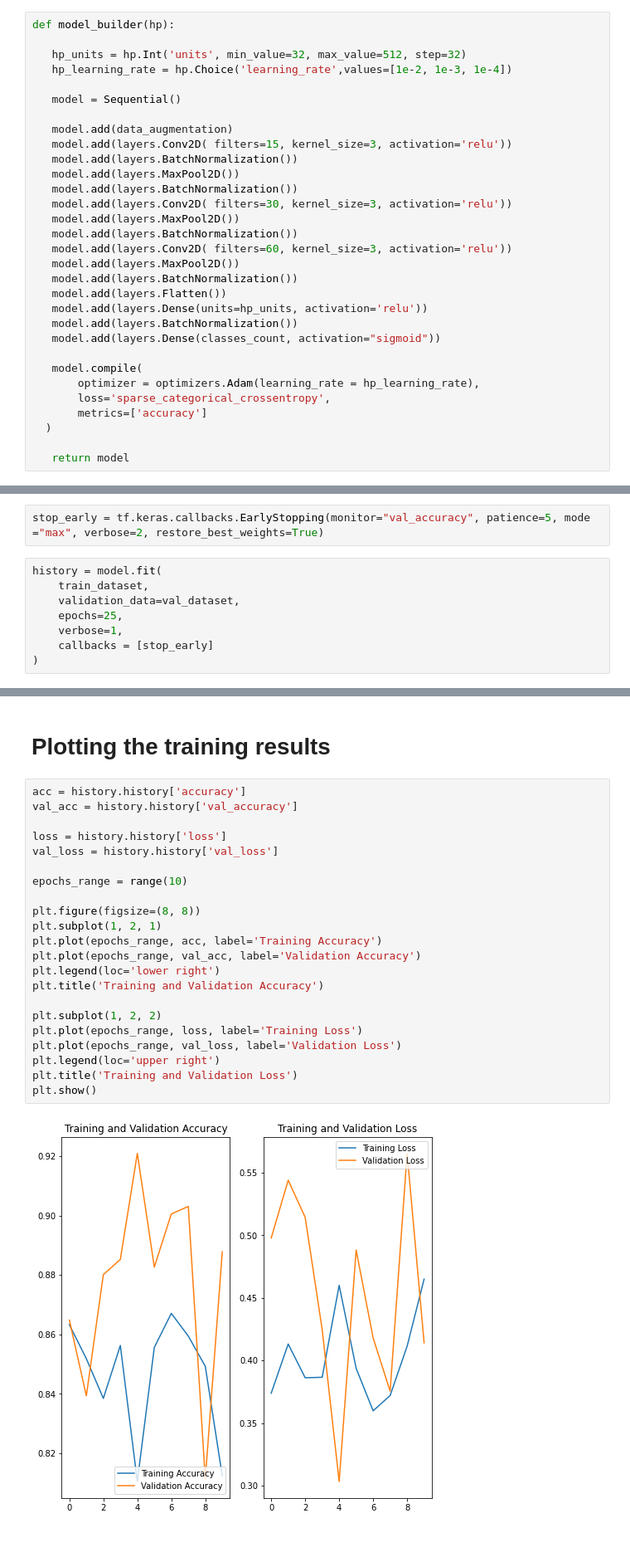
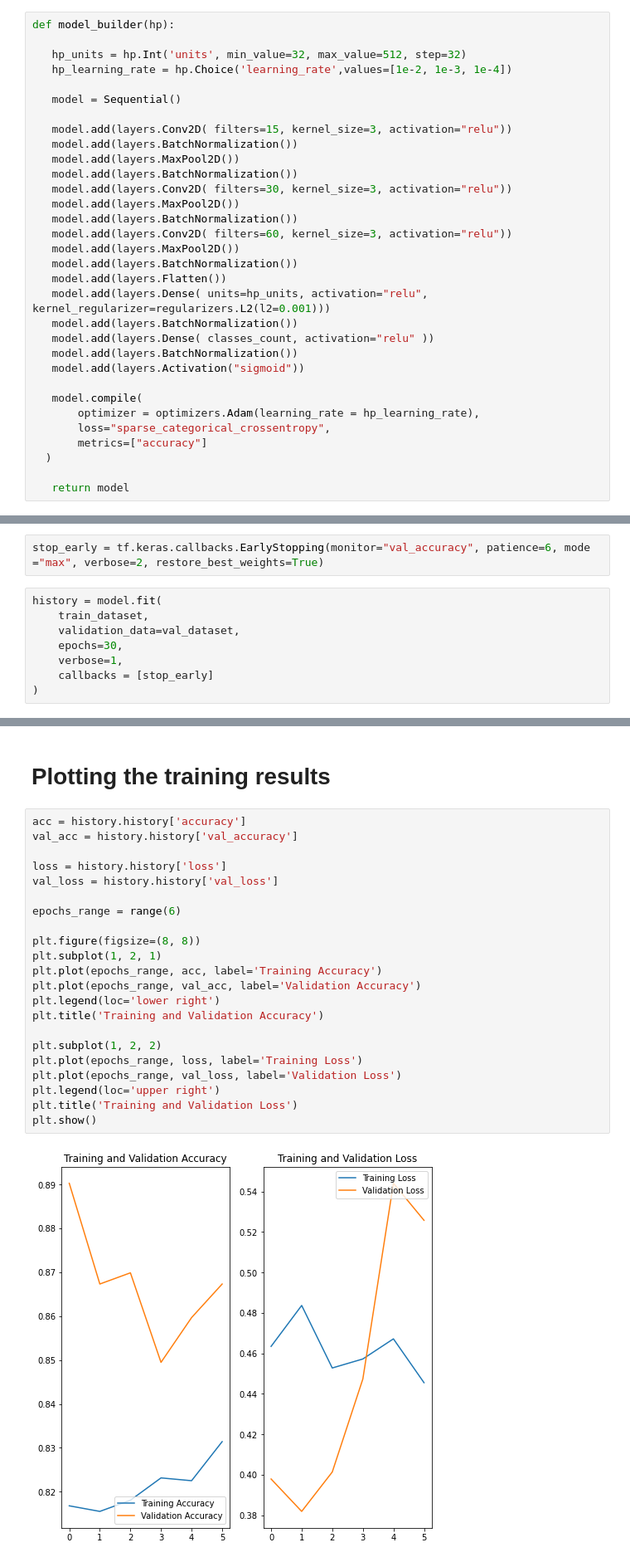
Before and after one commit to Justsecret123/One-Piece-Image-Classifier, a Jupyter notebook: Model_with_Keras_Tuner.ipynb, the cells around one changed output, grey strips where cells are left out. Shown at 83% size. Drawn from its saved outputs; the diff is of its cells as text.

```diff
--- a/Model_with_Keras_Tuner.ipynb
+++ b/Model_with_Keras_Tuner.ipynb
@@ -134,26 +132,27 @@ def model_builder(hp):
 
    model = Sequential()
 
-   model.add(data_augmentation)
-   model.add(layers.Conv2D( filters=15, kernel_size=3, activation='relu'))
+   model.add(layers.Conv2D( filters=15, kernel_size=3, activation="relu"))
    model.add(layers.BatchNormalization())
    model.add(layers.MaxPool2D())
    model.add(layers.BatchNormalization())
-   model.add(layers.Conv2D( filters=30, kernel_size=3, activation='relu'))
+   model.add(layers.Conv2D( filters=30, kernel_size=3, activation="relu"))
    model.add(layers.MaxPool2D())
    model.add(layers.BatchNormalization())
-   model.add(layers.Conv2D( filters=60, kernel_size=3, activation='relu'))
+   model.add(layers.Conv2D( filters=60, kernel_size=3, activation="relu"))
    model.add(layers.MaxPool2D())
    model.add(layers.BatchNormalization())
    model.add(layers.Flatten())
-   model.add(layers.Dense(units=hp_units, activation='relu'))
+   model.add(layers.Dense( units=hp_units, activation="relu", kernel_regularizer=regularizers.L2(l2=0.001)))
    model.add(layers.BatchNormalization())
-   model.add(layers.Dense(classes_count, activation="sigmoid"))
+   model.add(layers.Dense( classes_count, activation="relu" ))
+   model.add(layers.BatchNormalization())
+   model.add(layers.Activation("sigmoid"))
 
    model.compile(
        optimizer = optimizers.Adam(learning_rate = hp_learning_rate),
-       loss='sparse_categorical_crossentropy',
-       metrics=['accuracy']
+       loss="sparse_categorical_crossentropy",
+       metrics=["accuracy"]
   )
 
    return model
@@ -199,12 +198,12 @@ model = tuner.hypermodel.build(best_hps)
 # %% [markdown]
 ### Use early stopping to stop the training process if the validation accuracy stops increasing after 4 epochs, and restore the weights which minimize the validation accuracy
 # %%
-stop_early = tf.keras.callbacks.EarlyStopping(monitor="val_accuracy", patience=5, mode ="max", verbose=2, restore_best_weights=True)
+stop_early = tf.keras.callbacks.EarlyStopping(monitor="val_accuracy", patience=6, mode ="max", verbose=2, restore_best_weights=True)
 # %%
 history = model.fit(
     train_dataset,
     validation_data=val_dataset,
-    epochs=25,
+    epochs=30,
     verbose=1,
     callbacks = [stop_early]
 )
@@ -213,27 +230,27 @@ history = model.fit(
 # %%
 acc = history.history['accuracy']
 val_acc = history.history['val_accuracy']
 
 loss = history.history['loss']
 val_loss = history.history['val_loss']
 
-epochs_range = range(10)
+epochs_range = range(6)
 
 plt.figure(figsize=(8, 8))
 plt.subplot(1, 2, 1)
 plt.plot(epochs_range, acc, label='Training Accuracy')
 plt.plot(epochs_range, val_acc, label='Validation Accuracy')
 plt.legend(loc='lower right')
 plt.title('Training and Validation Accuracy')
 
 plt.subplot(1, 2, 2)
 plt.plot(epochs_range, loss, label='Training Loss')
 plt.plot(epochs_range, val_loss, label='Validation Loss')
 plt.legend(loc='upper right')
 plt.title('Training and Validation Loss')
 plt.show()
 # %% [output]
-[figure, old version]
+[figure, new version]
 # %% [markdown]
 # Model summary
 # %%
```
Also changed, not shown: parts of 12 cells of this notebook.
